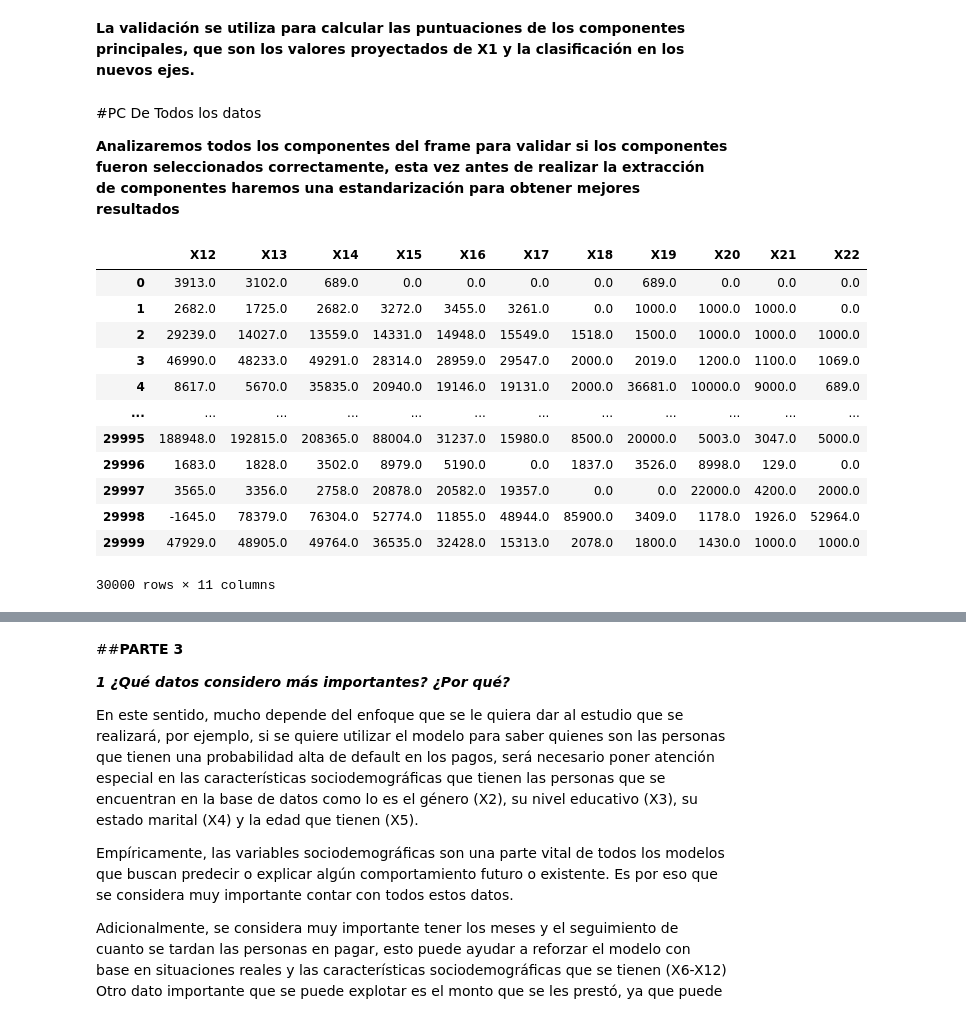
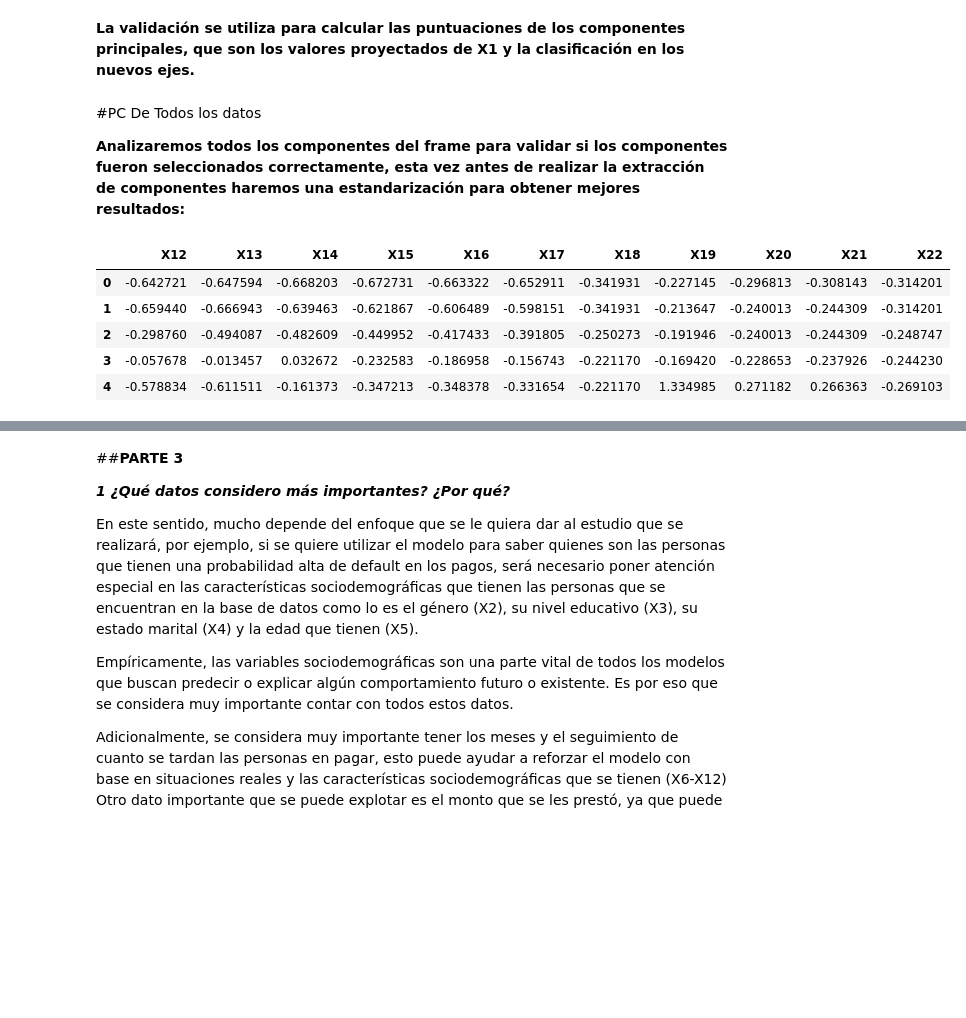
Before and after one commit to PosgradoMNA/actividades-del-projecto-equipo-118, a Jupyter notebook: Equipo118_Tarea2_Modulo3.ipynb, the cells around one changed output, grey strips where cells are left out. Saved outputs shown, nothing was run; the diff lists cells and outputs as text; code cells hidden in the pictures; blank space fills up the shorter version.

```diff
--- a/Equipo118_Tarea2_Modulo3.ipynb
+++ b/Equipo118_Tarea2_Modulo3.ipynb
@@ -308,20 +308,18 @@ validacion_com
 # %% [markdown]
 #PC De Todos los datos
 
-**Analizaremos todos los componentes del frame para validar si los componentes fueron seleccionados correctamente, esta vez antes de realizar la extracción de componentes haremos una estandarización para obtener mejores resultados**
+**Analizaremos todos los componentes del frame para validar si los componentes fueron seleccionados correctamente, esta vez antes de realizar la extracción de componentes haremos una estandarización para obtener mejores resultados:**
-# %%
-df3
-# %% [output]
-|  | X12 | X13 | X14 | X15 | X16 | X17 | X18 | X19 | X20 | X21 | X22 |
-| 0 | 3913.0 | 3102.0 | 689.0 | 0.0 | 0.0 | 0.0 | 0.0 | 689.0 | 0.0 | 0.0 | 0.0 |
-| 1 | 2682.0 | 1725.0 | 2682.0 | 3272.0 | 3455.0 | 3261.0 | 0.0 | 1000.0 | 1000.0 | 1000.0 | 0.0 |
-| 2 | 29239.0 | 14027.0 | 13559.0 | 14331.0 | 14948.0 | 15549.0 | 1518.0 | 1500.0 | 1000.0 | 1000.0 | 1000.0 |
-| 3 | 46990.0 | 48233.0 | 49291.0 | 28314.0 | 28959.0 | 29547.0 | 2000.0 | 2019.0 | 1200.0 | 1100.0 | 1069.0 |
-| 4 | 8617.0 | 5670.0 | 35835.0 | 20940.0 | 19146.0 | 19131.0 | 2000.0 | 36681.0 | 10000.0 | 9000.0 | 689.0 |
-| ... | ... | ... | ... | ... | ... | ... | ... | ... | ... | ... | ... |
-| 29995 | 188948.0 | 192815.0 | 208365.0 | 88004.0 | 31237.0 | 15980.0 | 8500.0 | 20000.0 | 5003.0 | 3047.0 | 5000.0 |
-| 29996 | 1683.0 | 1828.0 | 3502.0 | 8979.0 | 5190.0 | 0.0 | 1837.0 | 3526.0 | 8998.0 | 129.0 | 0.0 |
-| 29997 | 3565.0 | 3356.0 | 2758.0 | 20878.0 | 20582.0 | 19357.0 | 0.0 | 0.0 | 22000.0 | 4200.0 | 2000.0 |
-| 29998 | -1645.0 | 78379.0 | 76304.0 | 52774.0 | 11855.0 | 48944.0 | 85900.0 | 3409.0 | 1178.0 | 1926.0 | 52964.0 |
-| 29999 | 47929.0 | 48905.0 | 49764.0 | 36535.0 | 32428.0 | 15313.0 | 2078.0 | 1800.0 | 1430.0 | 1000.0 | 1000.0 |
-30000 rows × 11 columns
+# %%
+from sklearn.preprocessing import StandardScaler
+scaler = StandardScaler() #Funcion para estandarizar
+scaled = scaler.fit_transform(df3)
+
+scaled_df = pd.DataFrame(scaled, columns=df3.columns) #Asignamos Nombre a las columnas
+scaled_df.head(5)
+# %% [output]
+|  | X12 | X13 | X14 | X15 | X16 | X17 | X18 | X19 | X20 | X21 | X22 |
+| 0 | -0.642721 | -0.647594 | -0.668203 | -0.672731 | -0.663322 | -0.652911 | -0.341931 | -0.227145 | -0.296813 | -0.308143 | -0.314201 |
+| 1 | -0.659440 | -0.666943 | -0.639463 | -0.621867 | -0.606489 | -0.598151 | -0.341931 | -0.213647 | -0.240013 | -0.244309 | -0.314201 |
+| 2 | -0.298760 | -0.494087 | -0.482609 | -0.449952 | -0.417433 | -0.391805 | -0.250273 | -0.191946 | -0.240013 | -0.244309 | -0.248747 |
+| 3 | -0.057678 | -0.013457 | 0.032672 | -0.232583 | -0.186958 | -0.156743 | -0.221170 | -0.169420 | -0.228653 | -0.237926 | -0.244230 |
+| 4 | -0.578834 | -0.611511 | -0.161373 | -0.347213 | -0.348378 | -0.331654 | -0.221170 | 1.334985 | 0.271182 | 0.266363 | -0.269103 |
```
Also changed, not shown: parts of 6 cells of this notebook.
